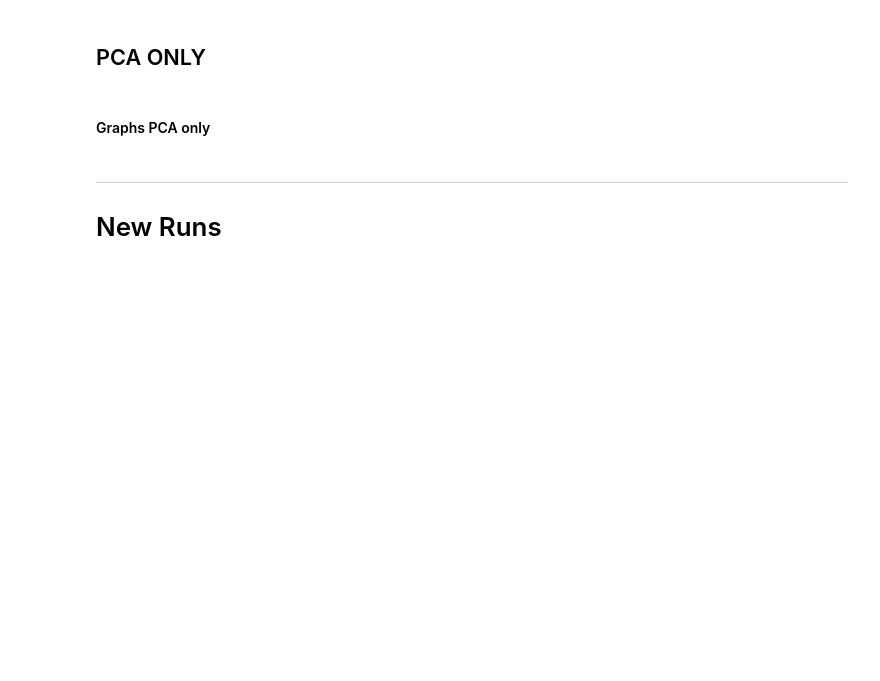
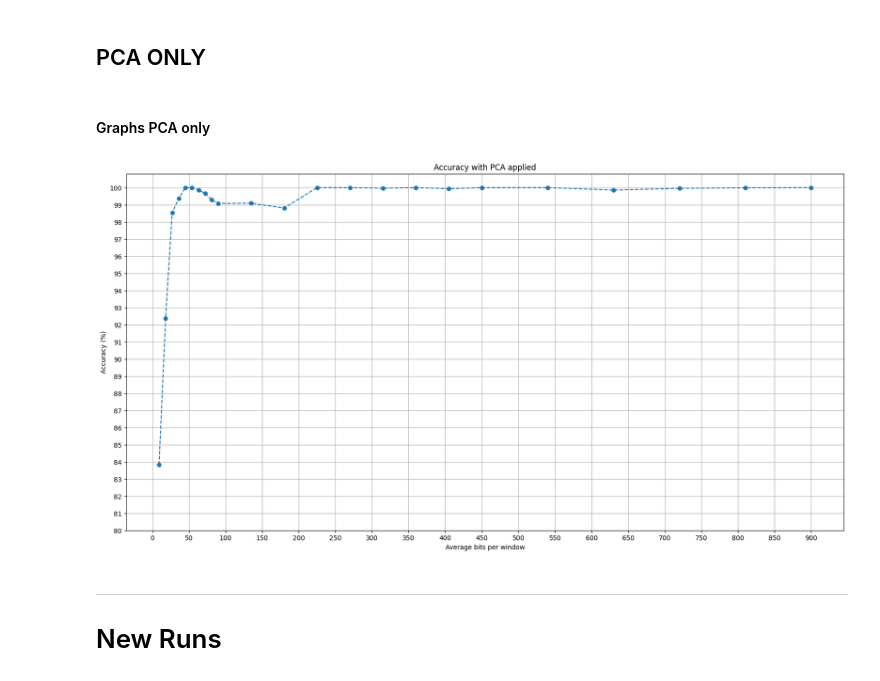
Before and after one commit to PolCeru/CSI-Compression, a Jupyter notebook: activity-recognition/CSI-VAE-EDL-MLP.ipynb, the cells around one changed output. Cells and saved outputs as stored; diff of their text form; code cells hidden in the pictures; blank space fills up the shorter version.

```diff
--- a/activity-recognition/CSI-VAE-EDL-MLP.ipynb
+++ b/activity-recognition/CSI-VAE-EDL-MLP.ipynb
@@ -1229,23 +1465,26 @@ bit_results.to_csv(f'./results_csv/PCA_ONLY_bit_results_single_antenna_{antenna}
 # %%
 df_accuracy = pd.read_csv('results_csv/DEFAULT/PCA_ONLY_results.csv')
 df_bits = pd.read_csv('results_csv/DEFAULT/PCA_ONLY_bit_results_single_antenna_0.csv')
 df_acc_bit = pd.merge(df_accuracy, df_bits, on=['num_components'])
 
-df_acc_bit['accuracy'] = df_acc_bit['accuracy'].clip(upper=0.56)
-accuracy_loss = 1 - (0.56 - df_acc_bit['accuracy'])
+df_acc_bit['accuracy'] = df_acc_bit['accuracy'].clip(upper=0.56) * 100
+accuracy_loss = 100 - (56 - df_acc_bit['accuracy'])
 df_acc_bit['accuracy_loss'] = accuracy_loss
 
 plt.figure(figsize=(20, 10))
 plt.plot(df_acc_bit['PCA_win_bits'], df_acc_bit['accuracy_loss'], marker='o', linestyle='--')
 #plt.axhline(y=0.56, color="r", linestyle=":", label="Max accuracy no PCA")
 # [1, 2, 3, 4, 5, 6, 7, 8, 9, 10, 15, 20, 25, 30, 35, 40, 45, 50, 60, 70, 80, 90, 100]
-plt.title('Accuracy Loss with PCA applied')
+plt.title('Accuracy with PCA applied')
 plt.xlabel('Average bits per window')
-plt.yticks(np.arange(0.80, 1.01, 0.01))
-plt.ylabel('Accuracy Loss')
+plt.xticks(np.arange(0, 950, 50))
+plt.ylabel('Accuracy (%)')
+plt.yticks(np.arange(80, 101, 1))
 plt.grid()
-plt.savefig(os.path.join('results_graphs/accuracy_bit_PCA_Only[BxW].png'))
+plt.savefig(os.path.join('results_graphs/accuracy_bit_PCA-Only[BxW].png'))
 plt.show()
+# %% [output]
+[figure, added]
 # %% [markdown]
 ---
 
```
Also changed, not shown: parts of 27 cells of this notebook.
